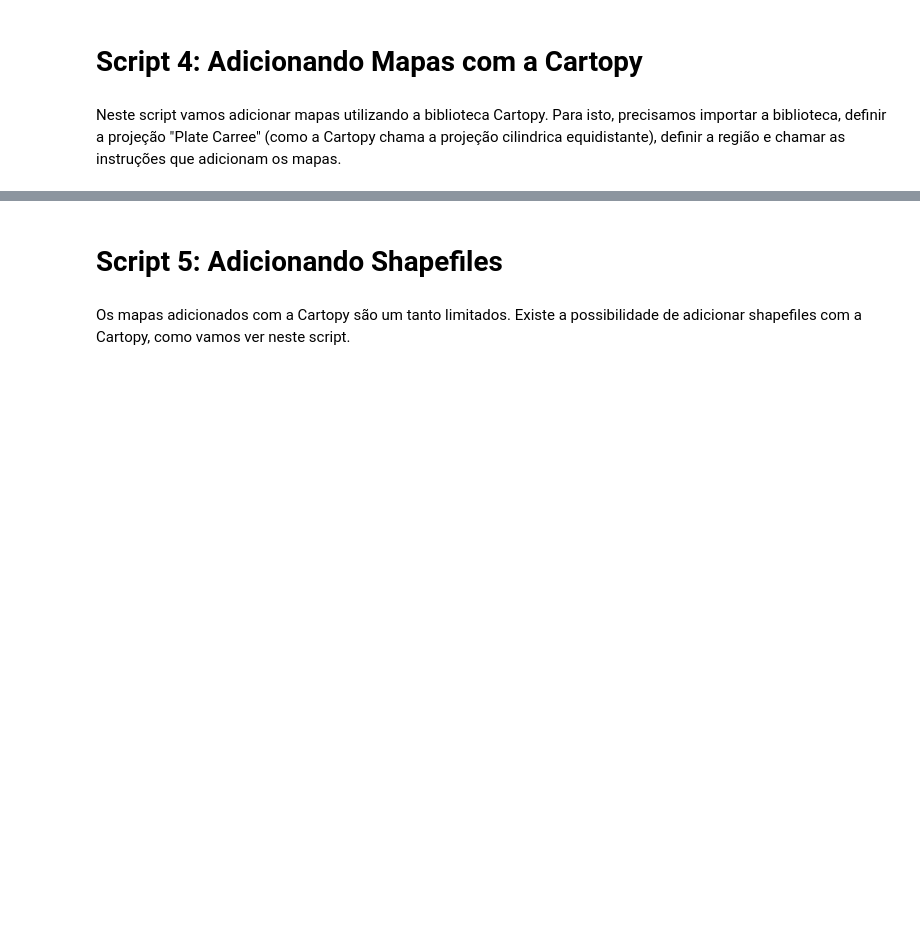
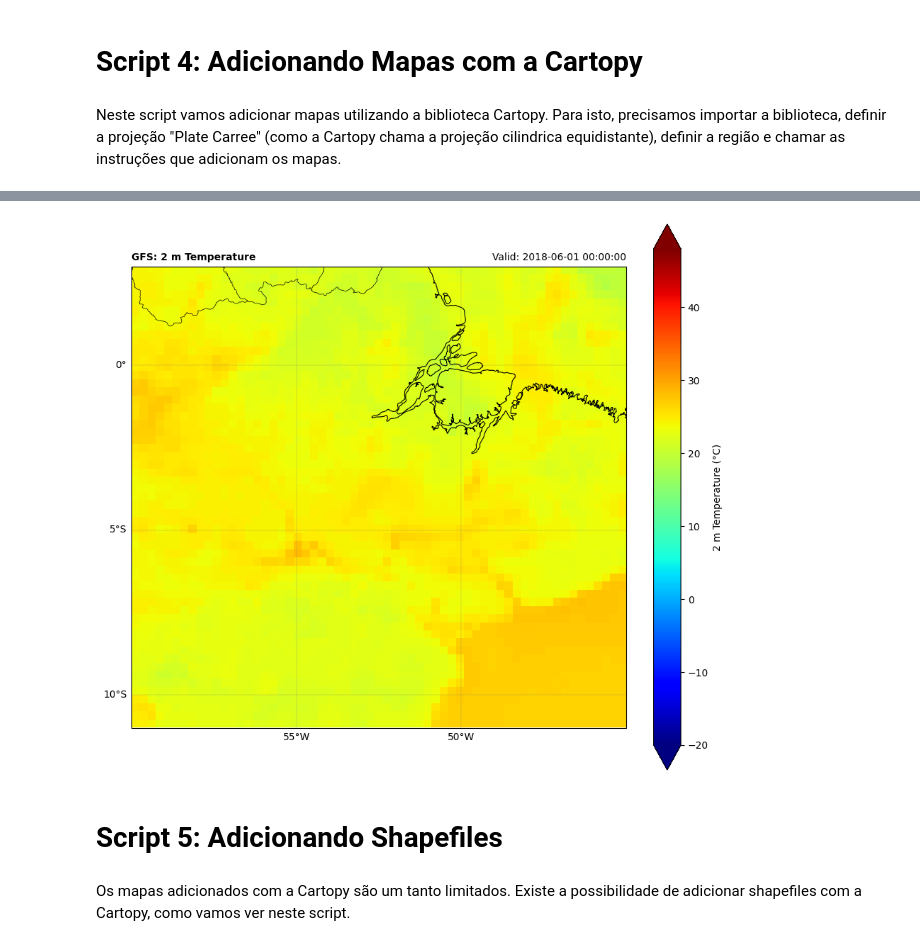
Before and after one commit to robertopsouto/NWP-Python-Jul-2021, a Jupyter notebook: INPE_NWP_Out2023_resumido.ipynb, the cells around one changed output, grey strips where cells are left out. Saved outputs shown, nothing was run; the diff lists cells and outputs as text; code cells hidden in the pictures; blank space fills up the shorter version.

```diff
--- a/INPE_NWP_Out2023_resumido.ipynb
+++ b/INPE_NWP_Out2023_resumido.ipynb
@@ -600,7 +606,7 @@ import numpy as np                   # Scientific computing with Python
 #-----------------------------------------------------------------------------------------------------------
 
 # Open the GRIB file
-grib = pygrib.open("Samples/gfs.t00z.pgrb2.0p50.f000")
+grib = pygrib.open("gfs.0p25.2018060100.f000.grib2")
 
 # Select the variable
 grb = grib.select(name='2 metre temperature')[0]
@@ -616,7 +622,8 @@ print('Forecast: +' + ftime)
 print('Valid: ' + valid + ' UTC')
 
 # Select the extent [min. lon, min. lat, max. lon, max. lat]
-extent = [-93.0, -60.00, -25.00, 18.00]
+# extent = [-93.0, -60.00, -25.00, 18.00]
+extent = [-60.00, -11.00, -45.00, 03.00]
 
 # Read the data for a specific region
 tmtmp, lats, lons = grb.data(lat1=extent[1],lat2=extent[3],lon1=extent[0]+360,lon2=extent[2]+360)
@@ -657,3 +664,4 @@ plt.savefig('image_4.png')
 
 # Show the image
 plt.show()
+# %% [output]
@@ -660,3 +672,4 @@ plt.show()
+[figure, added]
 # %% [markdown]
 # Script 5: Adicionando Shapefiles
 # %% [markdown]
```
Also changed, not shown: parts of 2 cells of this notebook.
